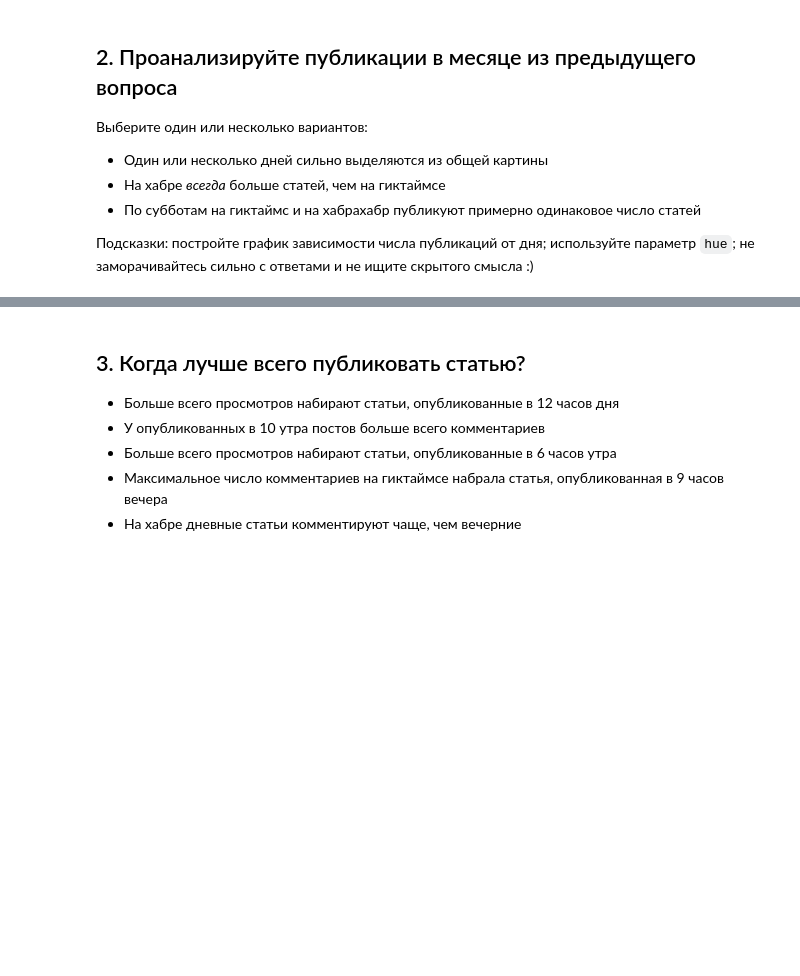
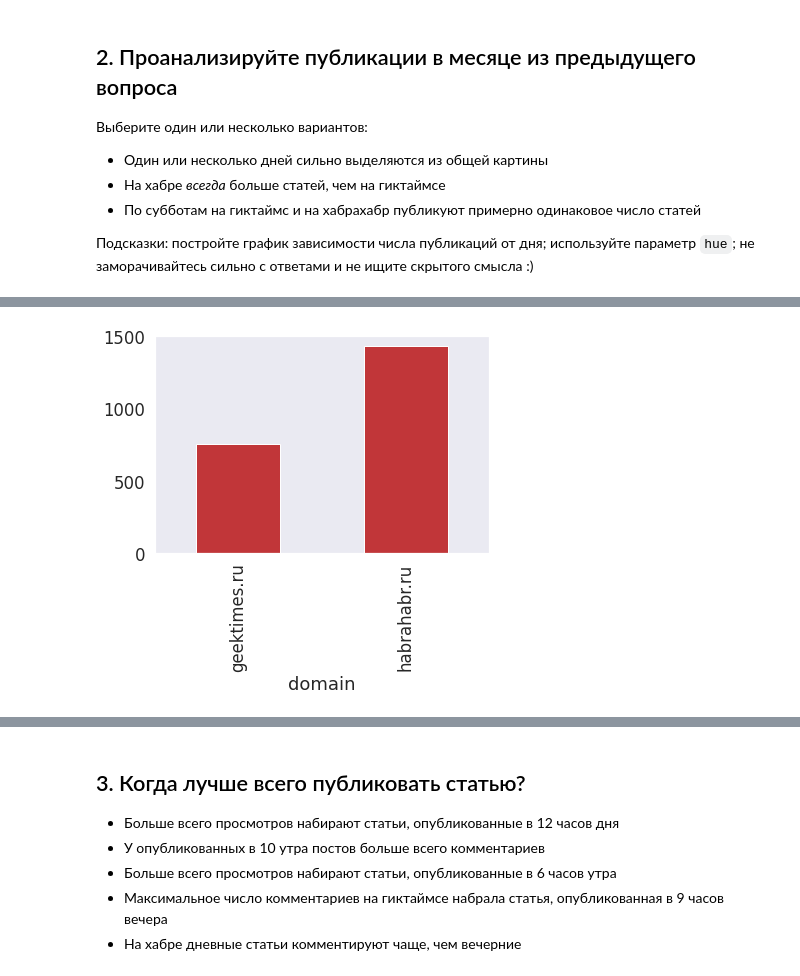
Before and after one commit to trojanskehesten/ODS, a Jupyter notebook: week2/assignment02_habr_visual_analysis.ipynb, the cells around one changed output, grey strips where cells are left out. Saved outputs shown, nothing was run; the diff lists cells and outputs as text; code cells hidden in the pictures; blank space fills up the shorter version.

```diff
--- a/week2/assignment02_habr_visual_analysis.ipynb
+++ b/week2/assignment02_habr_visual_analysis.ipynb
@@ -124,0 +142,5 @@ df['hour'] = [d.hour for d in df.published]
+# %%
+df['domain'].unique()
+df[(df['month']==3) & (df['year']==2015)].groupby(df['domain']).count()['title'].plot(kind='bar');
+# %% [output]
+[figure, added]
```
Also changed, not shown: parts of 14 cells of this notebook.
